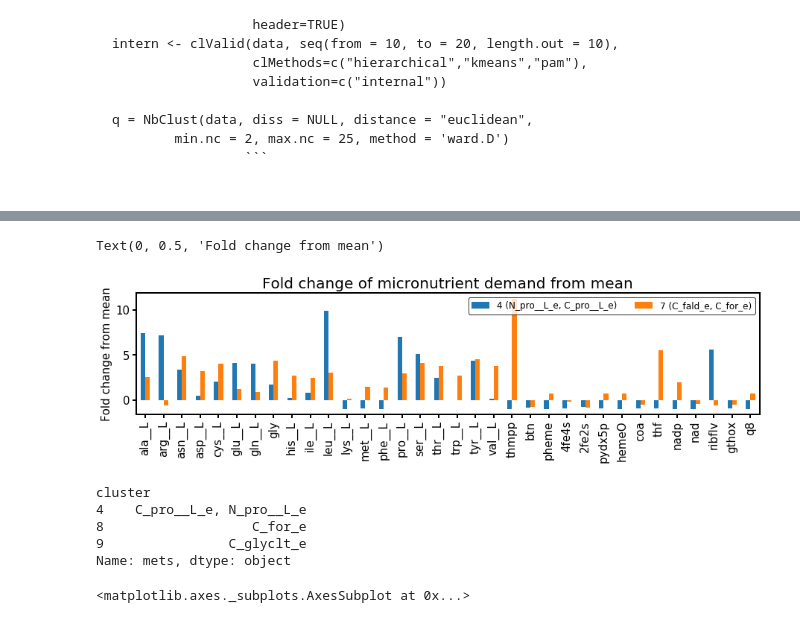
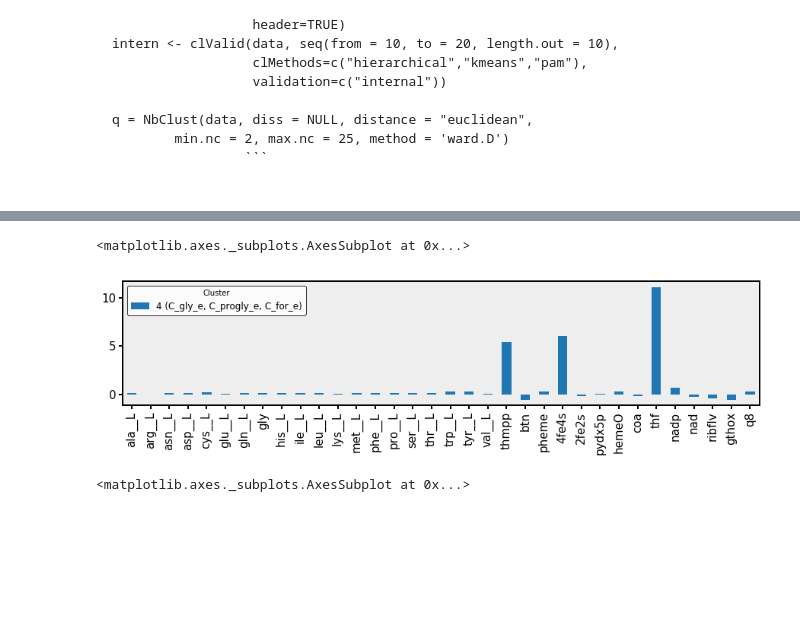
Before and after one commit to coltonlloyd/me_biomass, a Jupyter notebook: me_cofactor/NEW_analyze_me_biomass_predictions.ipynb, the cells around one changed output, grey strips where cells are left out. Saved outputs shown, nothing was run; the diff lists cells and outputs as text; code cells hidden in the pictures; blank space fills up the shorter version.

```diff
--- a/me_cofactor/NEW_analyze_me_biomass_predictions.ipynb
+++ b/me_cofactor/NEW_analyze_me_biomass_predictions.ipynb
@@ -127,8 +127,11 @@ for i, kind in enumerate(['amino_acid', 'cofactors', 'coenzymes']):
     elif kind == 'coenzymes':
         title = 'Coenzymes'
     joined.rename(met_to_name, inplace=True)
+    plt.rcParams['legend.facecolor'] = 'w'
     joined[['ME-Aerobic', 'ME-Anaerboic', 'iJO1366 BOF']].plot(kind='bar', logy=logy, ax=ax,
-                                                               cmap=palettable.cartocolors.diverging.Earth_4.mpl_colormap,legend=legend)
+                                                               color=['#0099E6', '#F23814', '#000000'],
+                                                               legend=legend)
+
     ax.set_xticklabels(joined.index, fontdict={'horizontalalignment': 'right', 'rotation':45})
     ax.set_title(title)
     ax.set_facecolor('w')
@@ -532,17 +559,17 @@ from sklearn.preprocessing import  RobustScaler, QuantileTransformer, MinMaxScal
 from statsmodels.stats.multitest import multipletests
 from scipy.stats import ks_2samp, ranksums
 p_cutoff = 1e-5
-small_cluster_cutoff = 2
+small_cluster_cutoff = 3
 to_skip = ['bmocogdp', 'adocbl', '2dmmq8', 'mqn8', 'sheme']
 filt_df = cluster_df.loc[[i for i in cluster_df.index if 'anaerobic' not in i]]
 filt_df = filt_df[[i for i in filt_df if i != 'atp' and i not in to_skip]]
 filt_df = filt_df.astype(float)#.applymap(lambda x: np.log2(x))
-z_df = (filt_df - filt_df.mean()) / filt_df.std()
-z_df = MinMaxScaler().fit_transform(filt_df)
+#z_df = (filt_df - filt_df.mean()) / filt_df.std()
+z_df = filt_df / filt_df.max()#MinMaxScaler().fit_transform(filt_df)
 z_df = pd.DataFrame(z_df, index=filt_df.index, columns=filt_df.columns)
 summary=pd.DataFrame()
 # cluster 45 has highest sum of signicant events across clusters
-for n_clus in [8]:#range(5, 21):#[15]:#np.linspace(5, 25, 11):
+for n_clus in [6]:#range(5, 21):#[15]:#np.linspace(5, 25, 11):
     fit = AgglomerativeClustering(n_clusters=int(n_clus), linkage='ward',
                                   affinity='euclidean').fit(z_df)
     #fit = KMeans(n_clusters=n_clus).fit(z_df)
@@ -590,4 +617,5 @@ for i in new_df.index:
 print(len(new_df.index))
 summary
 #out_df.sort_values(['cluster', 'met']).to_csv('/home/colton/Desktop/cluster_test.csv')
+z_df.to_csv("/home/sbrg-cjlloyd/Dropbox/z_df.csv")
 # %% [output]
@@ -741,25 +836,13 @@ axes[count-1].legend()
 # %%
 fig, ax = plt.subplots(figsize=(15, 3))
 non_skip_df = new_df.drop([i for i in new_df.index if i not in clus_to_skip])
 non_skip_df['Cluster'] = non_skip_df.index.astype(str) + non_skip_df['mets'].map(lambda x: ' (%s)' % x)
 non_skip_df = non_skip_df.set_index('Cluster')
 new_df_w_aas = non_skip_df[[i for i in non_skip_df.columns if i not in ['mets', 'changes']]] -1
 new_df_w_aas.T.plot(kind = 'bar', ax=ax)
-ax.set_facecolor('w')
-ax.legend(facecolor='w', ncol=2)
-ax.set_title('Fold change of micronutrient demand from mean')
-ax.set_ylabel('Fold change from mean')
 # %% [output]
-Text(0, 0.5, 'Fold change from mean')
+<matplotlib.axes._subplots.AxesSubplot at 0x...>
-[figure, old version]
+[figure, new version]
-# %%
-non_skip_df.mets
-# %% [output]
-cluster
-4    C_pro__L_e, N_pro__L_e
-8                   C_for_e
-9                C_glyclt_e
-Name: mets, dtype: object
 # %%
 new_df_non_aas = non_skip_df[[i for i in new_df.columns if i not in ['mets', 'changes'] and i not in aas]] -1
 new_df_non_aas.T.plot(kind = 'bar', figsize=(15, 3))
```
Also changed, not shown: parts of 20 cells of this notebook, 5 other files.
